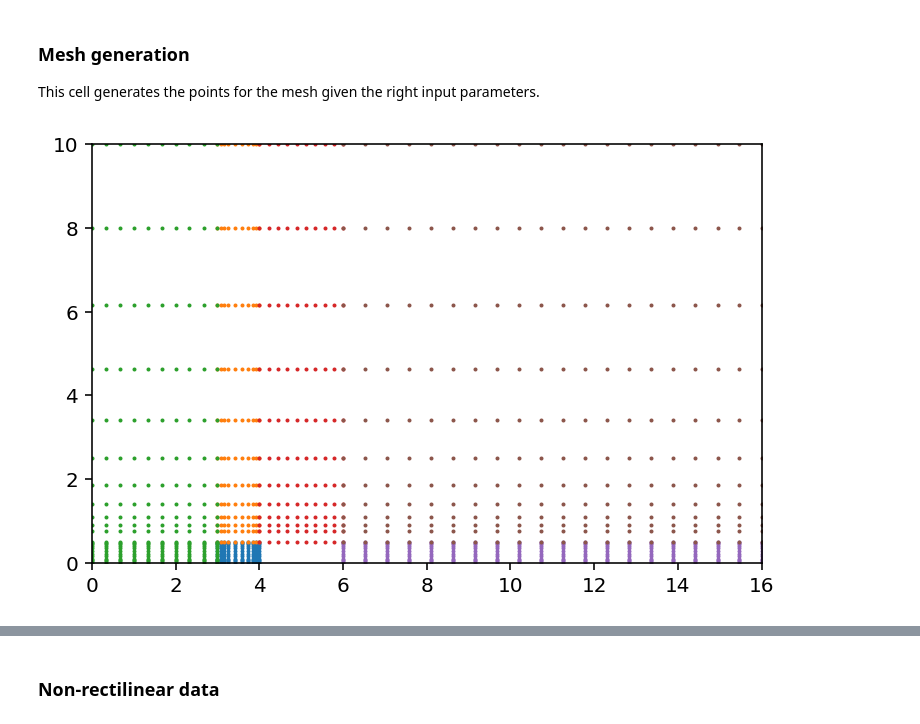
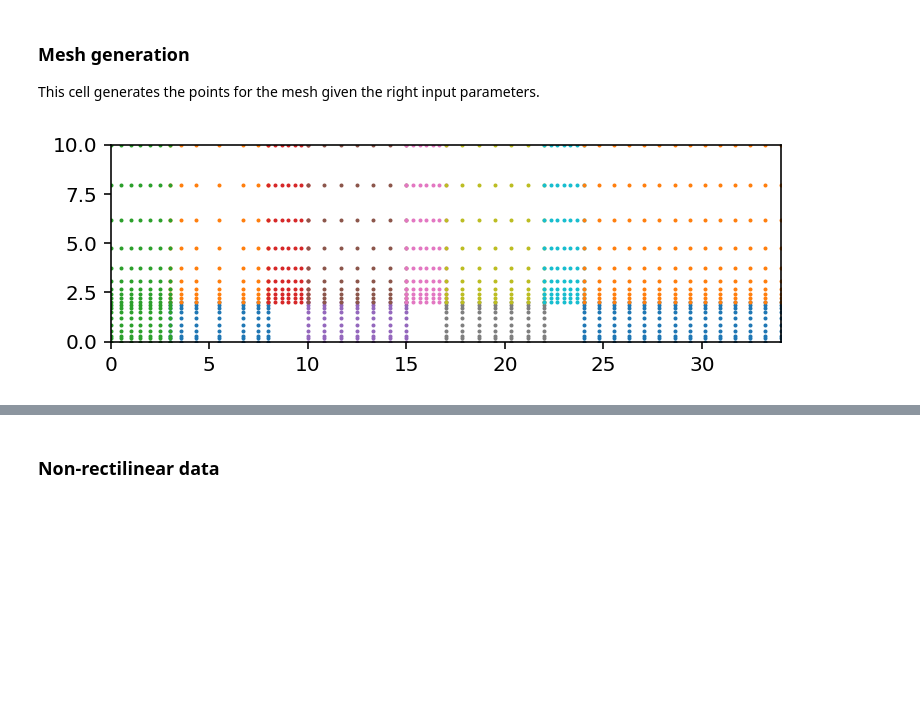
Before and after one commit to mr-gabrielrios/me_i4600, a Jupyter notebook: project_analysis.ipynb, the cells around one changed output, grey strips where cells are left out. Saved outputs shown, nothing was run; the diff lists cells and outputs as text; code cells hidden in the pictures; blank space fills up the shorter version.

```diff
--- a/project_analysis.ipynb
+++ b/project_analysis.ipynb
@@ -150,7 +151,7 @@ def mesh_generator(num_of_bldg, domain_height, bldg_width, bldg_height, nelx, ne
             x = [round(el, 2) for el in np.linspace(upwind_fetch + n*(bldg_width + bldg_spacing),
                             upwind_fetch + n*(bldg_width + bldg_spacing) + bldg_spacing,
                             nelx)]
-            x = mesh_transform(y)
+            # x = mesh_transform(y)
             y = [round(el, 2) for el in np.linspace(0, bldg_height, nely)]
             y = mesh_transform(y)
             X, Y = np.meshgrid(x, y)
@@ -241,24 +242,24 @@ def mesh_generator(num_of_bldg, domain_height, bldg_width, bldg_height, nelx, ne
     ax.set_aspect('equal')
 # %%
 # Number of buildings
-num_of_bldg = 1
+num_of_bldg = 3
 # Height of fluid domain
 domain_height = 10
 # Width of buildings
 bldg_width = 2
 # Height of buildings
-bldg_height = 0.5
+bldg_height = 2
 # Inter-building spacing
-bldg_spacing = 1
+bldg_spacing = 5
 # Number of elements, x
-nelx = 10
+nelx = 7
 # Number of elements, y, for lower domain
-nely = 12
+nely = 10
 # Number of elements, y, for upper domain
 # nely_upper = 10
 # Case name
-case_name = 'set_1-1_bldg'
+case_name = 'set_3-config_3'
 
 mesh_generator(num_of_bldg, domain_height, bldg_width, bldg_height, nelx, nely, case_name)
 # %% [output]
-[figure, old version]
+[figure, new version]
```
Also changed, not shown: parts of 15 cells of this notebook.
